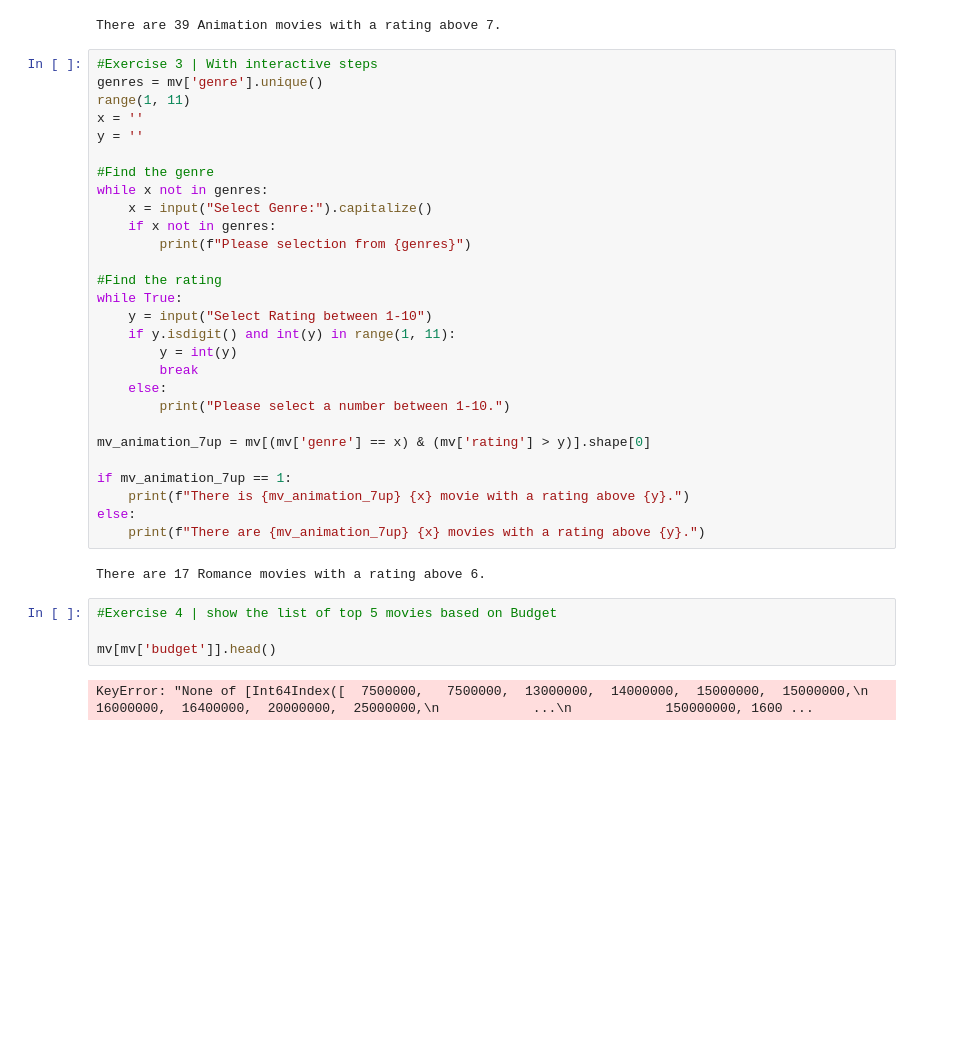
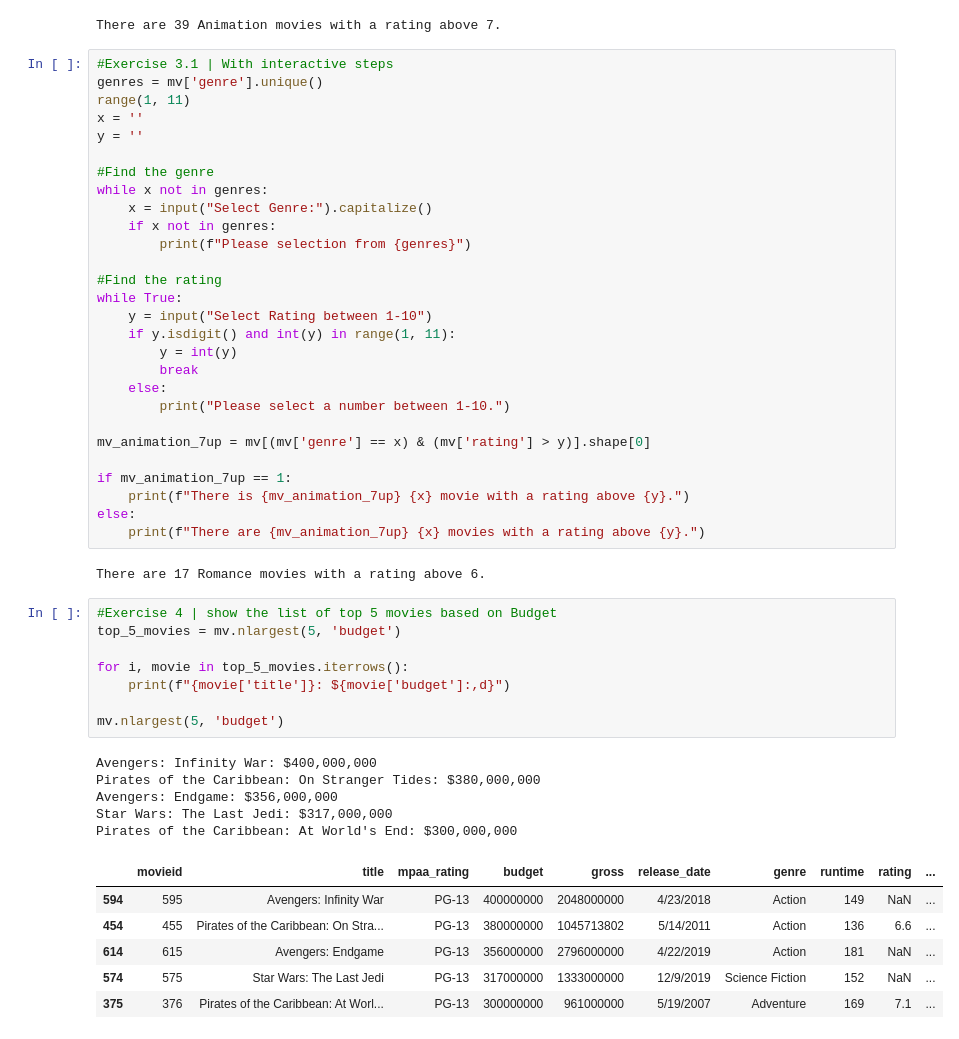
Before and after one commit to RHout19/Project-1, a Jupyter notebook: Model 1/Project 1/Sprint_4_Panda.ipynb, the cells around one changed output. Cells and saved outputs as stored; diff of their text form; blank space fills up the shorter version.

```diff
--- a/Model 1/Sprint_4_Panda.ipynb
+++ b/Model 1/Project 1/Sprint_4_Panda.ipynb
@@ -209,7 +206,7 @@ print(f"There are {mv_animation_7up} Animation movies with a rating above 7.")
 # %% [output]
 There are 39 Animation movies with a rating above 7.
 # %%
-#Exercise 3 | With interactive steps
+#Exercise 3.1 | With interactive steps
 genres = mv['genre'].unique()
 range(1, 11)
 x = ''
@@ -240,7 +237,21 @@ else:
 There are 17 Romance movies with a rating above 6.
 # %%
 #Exercise 4 | show the list of top 5 movies based on Budget
+top_5_movies = mv.nlargest(5, 'budget')
 
-mv[mv['budget']].head()
+for i, movie in top_5_movies.iterrows():
+    print(f"{movie['title']}: ${movie['budget']:,d}")
+
+mv.nlargest(5, 'budget')
 # %% [output]
-KeyError: "None of [Int64Index([  7500000,   7500000,  13000000,  14000000,  15000000,  15000000,\n             16000000,  16400000,  20000000,  25000000,\n            ...\n            150000000, 1600 ...
+Avengers: Infinity War: $400,000,000
+Pirates of the Caribbean: On Stranger Tides: $380,000,000
+Avengers: Endgame: $356,000,000
+Star Wars: The Last Jedi: $317,000,000
+Pirates of the Caribbean: At World's End: $300,000,000
+|  | movieid | title | mpaa_rating | budget | gross | release_date | genre | runtime | rating | ... |
+| 594 | 595 | Avengers: Infinity War | PG-13 | 400000000 | 2048000000 | 4/23/2018 | Action | 149 | NaN | ... |
+| 454 | 455 | Pirates of the Caribbean: On Stra... | PG-13 | 380000000 | 1045713802 | 5/14/2011 | Action | 136 | 6.6 | ... |
+| 614 | 615 | Avengers: Endgame | PG-13 | 356000000 | 2796000000 | 4/22/2019 | Action | 181 | NaN | ... |
+| 574 | 575 | Star Wars: The Last Jedi | PG-13 | 317000000 | 1333000000 | 12/9/2019 | Science Fiction | 152 | NaN | ... |
+| 375 | 376 | Pirates of the Caribbean: At Worl... | PG-13 | 300000000 | 961000000 | 5/19/2007 | Adventure | 169 | 7.1 | ... |
```
Also changed, not shown: parts of 9 cells of this notebook, 3 other files.
